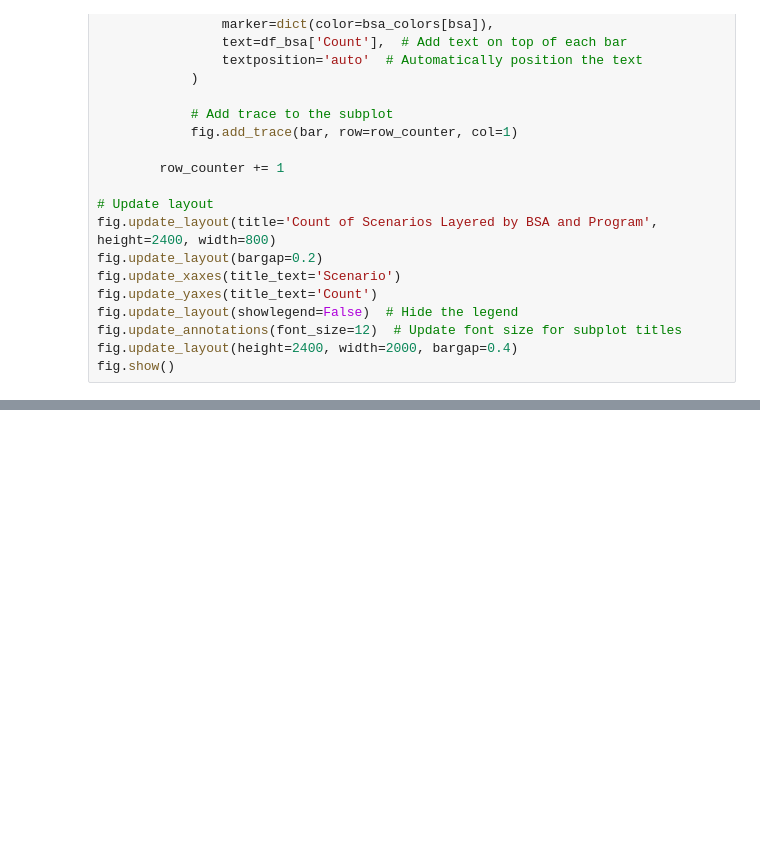
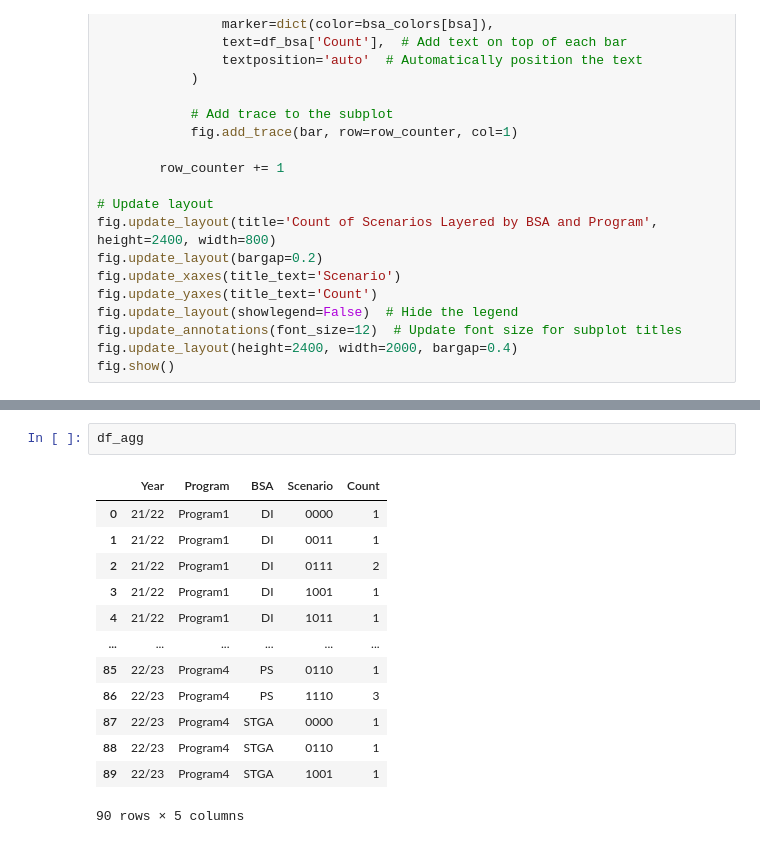
Before and after one commit to MaartenH327/Data-Challenge-BAN_Predicting-BSA, a Jupyter notebook: Maarten/DataUnderStandingV2.ipynb, the cells around one changed output, grey strips where cells are left out. Drawn from its saved outputs; the diff is of its cells as text; blank space fills up the shorter version.

```diff
--- a/Maarten/DataUnderStandingV2.ipynb
+++ b/Maarten/DataUnderStandingV2.ipynb
@@ -461,0 +389,16 @@ fig.show()
+# %%
+df_agg
+# %% [output]
+|  | Year | Program | BSA | Scenario | Count |
+| 0 | 21/22 | Program1 | DI | 0000 | 1 |
+| 1 | 21/22 | Program1 | DI | 0011 | 1 |
+| 2 | 21/22 | Program1 | DI | 0111 | 2 |
+| 3 | 21/22 | Program1 | DI | 1001 | 1 |
+| 4 | 21/22 | Program1 | DI | 1011 | 1 |
+| ... | ... | ... | ... | ... | ... |
+| 85 | 22/23 | Program4 | PS | 0110 | 1 |
+| 86 | 22/23 | Program4 | PS | 1110 | 3 |
+| 87 | 22/23 | Program4 | STGA | 0000 | 1 |
+| 88 | 22/23 | Program4 | STGA | 0110 | 1 |
+| 89 | 22/23 | Program4 | STGA | 1001 | 1 |
+90 rows × 5 columns
```
Also changed, not shown: parts of 2 cells of this notebook, 1 other file.
